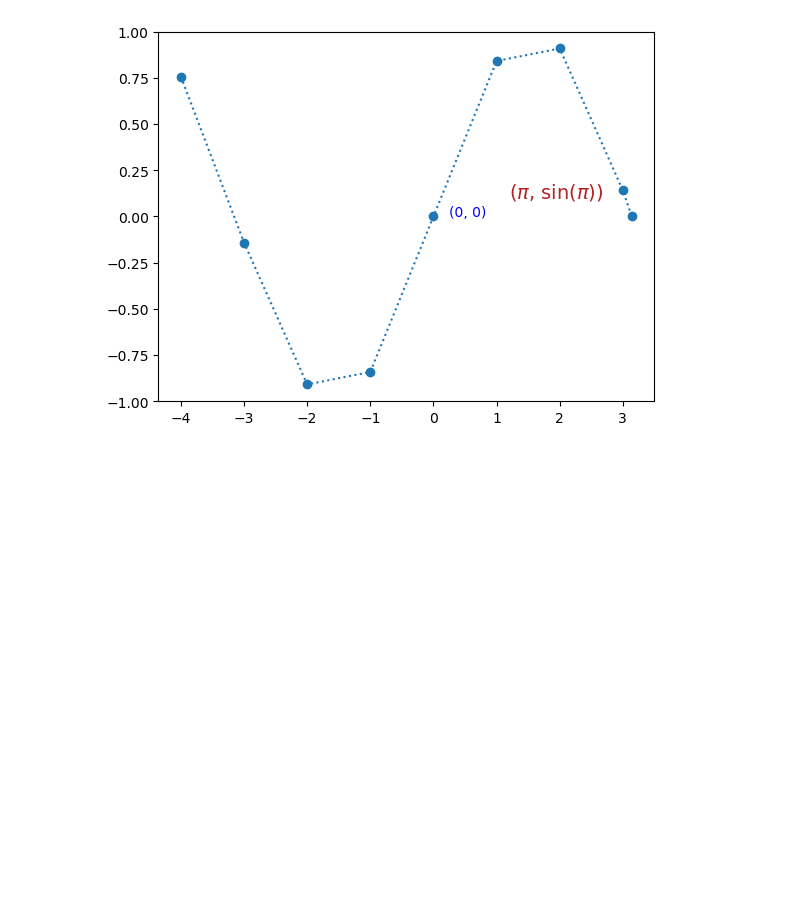
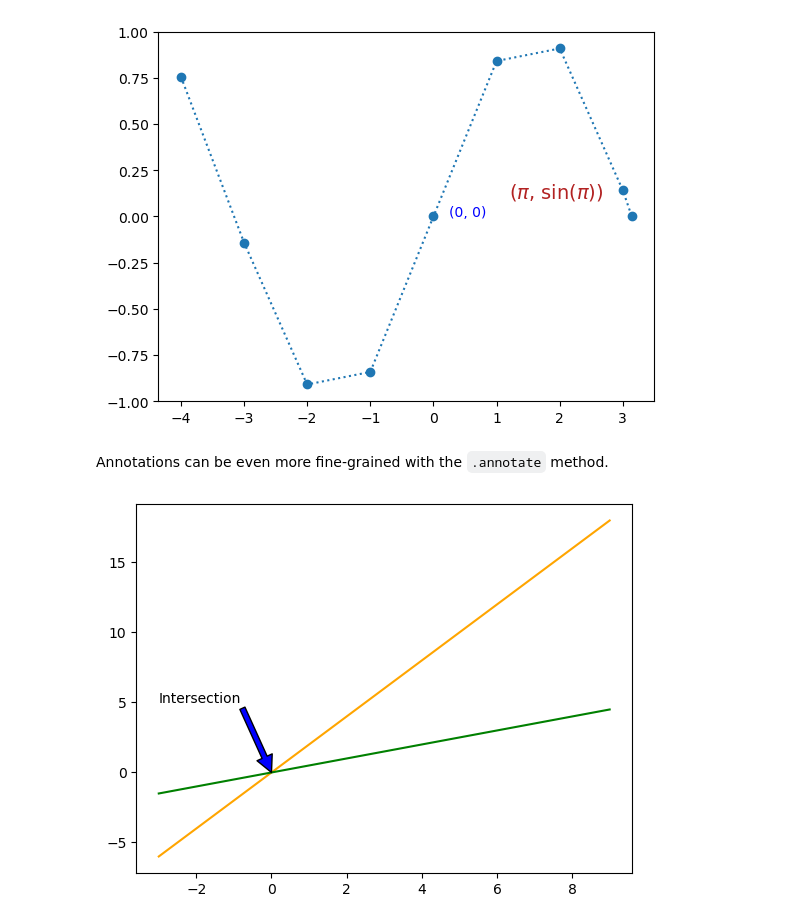
Before and after one commit to RichardAlcabes22/codeup_review, a Jupyter notebook: 3-data_science_libraries/05_matplotlib.ipynb, the cells around one changed output. Cells and saved outputs as stored; diff of their text form; code cells hidden in the pictures; blank space fills up the shorter version.

```diff
--- a/3-data_science_libraries/05_matplotlib.ipynb
+++ b/3-data_science_libraries/05_matplotlib.ipynb
@@ -223,3 +223,19 @@ plt.text(1.2, 0.1, '($\pi$, sin($\pi$))', fontsize=14, color='firebrick')
 plt.show()
 # %% [output]
 [figure]
+# %% [markdown]
+Annotations can be even more fine-grained with the `.annotate` method.
+# %%
+x = range(-3, 10)
+y = [n * 2 for n in x]
+z = [n / 2 for n in x]
+
+plt.plot(x, y, c='orange')
+plt.plot(x, z, c='green')
+
+plt.annotate('Intersection', xy=(0, 0), xytext=(-3, 5),
+             arrowprops={'facecolor': 'blue'})
+
+plt.show()
+# %% [output]
+[figure, added]
```
Also changed, not shown: parts of 5 cells of this notebook.
